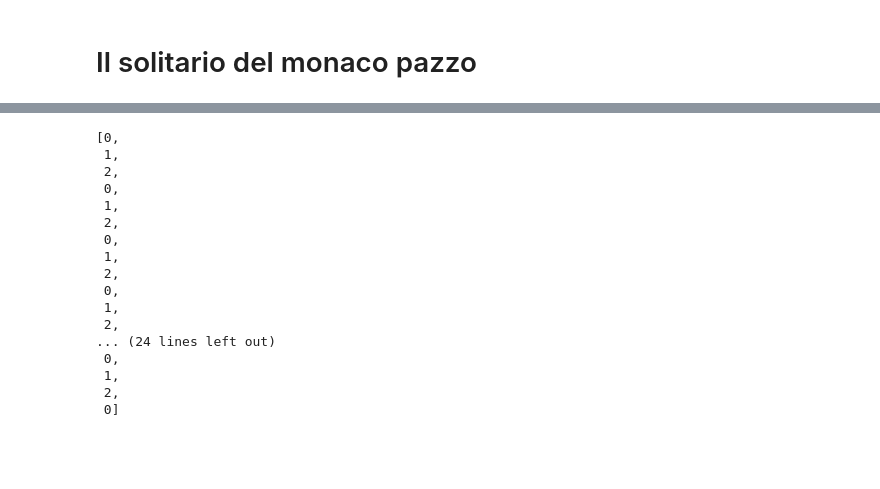
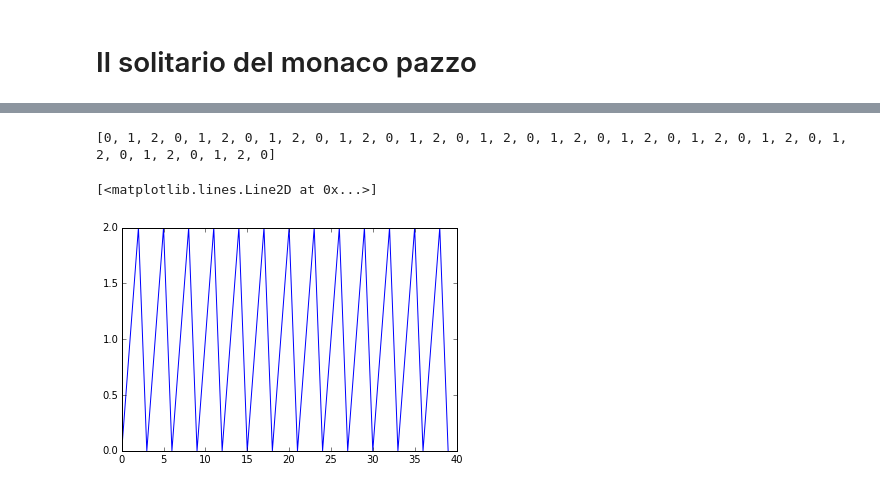
Before and after one commit to Paletio/python_per_creatori_di_mondi, a Jupyter notebook: Monaco Pazzo.ipynb, the cells around one changed output, grey strips where cells are left out. Saved outputs shown, nothing was run; the diff lists cells and outputs as text; code cells hidden in the pictures; blank space fills up the shorter version.

```diff
--- a/Monaco Pazzo.ipynb
+++ b/Monaco Pazzo.ipynb
@@ -70,22 +29,11 @@ mazzo
 # %%
 pattern_conta = [x%3 for x in range(40)]
-# %%
-pattern_conta
-# %% [output]
-[0,
- 1,
- 2,
- 0,
- 1,
- 2,
- 0,
- 1,
- 2,
- 0,
- 1,
- 2,
-... (24 lines left out)
- 0,
- 1,
- 2,
- 0]
+# %%
+print(pattern_conta)
+# %% [output]
+[0, 1, 2, 0, 1, 2, 0, 1, 2, 0, 1, 2, 0, 1, 2, 0, 1, 2, 0, 1, 2, 0, 1, 2, 0, 1, 2, 0, 1, 2, 0, 1, 2, 0, 1, 2, 0, 1, 2, 0]
+# %%
+plt.plot(pattern_conta)
+# %% [output]
+[<matplotlib.lines.Line2D at 0x...>]
+[figure, added]
```
Also changed, not shown: parts of 32 cells of this notebook.
